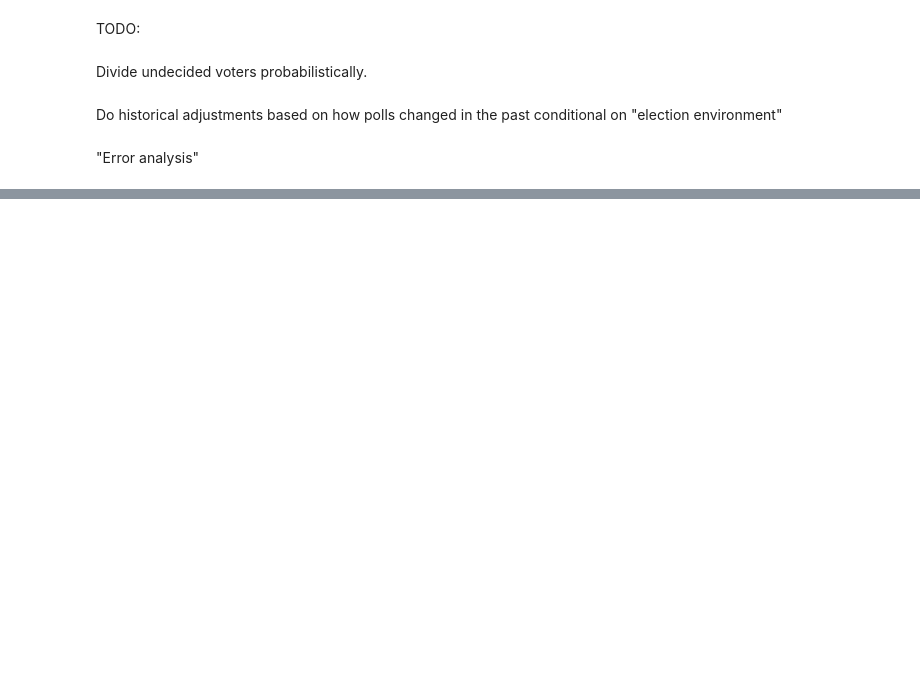
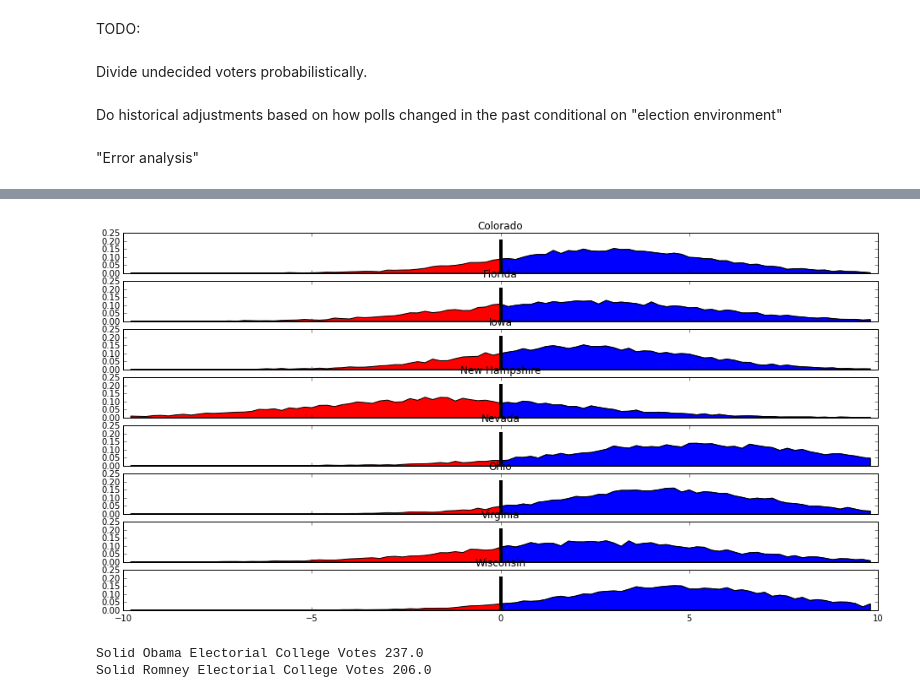
Before and after one commit to bansalr/538model, a Jupyter notebook: silver_model.ipynb, the cells around one changed output, grey strips where cells are left out. Saved outputs shown, nothing was run; the diff lists cells and outputs as text; code cells hidden in the pictures; blank space fills up the shorter version.

```diff
--- a/silver_model.ipynb
+++ b/silver_model.ipynb
@@ -1527,0 +1561,5 @@ Do historical adjustments based on how polls changed in the past conditional on
+# %%
+np.random.seed(1)
+N = 10000
+local_error_sim = DataFrame(np.random.randn(N, len(tossup)), columns=tossup).multiply(local_margin_of_error)
+national_error_sim = Series(np.random.randn(N) * national_margin_of_error)
@@ -1527,0 +1581,4 @@ Do historical adjustments based on how polls changed in the past conditional on
+# %%
+# total error deviations
+total_error_sim = local_error_sim.add(national_error_sim, axis='rows')
+total_error_sim.iloc[:10,]
@@ -1527,0 +1597,4 @@ Do historical adjustments based on how polls changed in the past conditional on
+# %%
+# to that we add the model predictions for each state
+simulated_poll_predictions = total_error_sim.add(results.ix[tossup, 'poll'])
+simulated_poll_predictions.iloc[:10,]
@@ -1527,0 +1625,24 @@ Do historical adjustments based on how polls changed in the past conditional on
+# %%
+bins = np.arange(-10, 10, 0.2)
+histograms = {s: np.histogram(simulated_poll_predictions[s], bins=bins, density=True)[0] for s in tossup}
+# %%
+fig, axes = plt.subplots(len(tossup), 1, sharex=True, figsize=(16,  8))
+
+for state, ax in zip(tossup, axes):
+    ax.fill_between(bins[1:], 0, histograms[state], facecolor='red')
+    ax.fill_between(bins[50:], 0, histograms[state][49:], facecolor='blue')
+    ax.set_title(state)
+    ax.plot([0.0, 0.0], [0, 0.2], color='k', linewidth=4)
+# %% [output]
+[figure, added]
+# %%
+# electorial votes for the non-tossup states
+solid = set(results.index).difference(tossup)
+solid_obama = results["Votes"].mul(results["obama"])[solid].sum()
+solid_romney = results["Votes"].mul(results["romney"])[solid].sum()
+
+print "Solid Obama Electorial College Votes", solid_obama
+print "Solid Romney Electorial College Votes", solid_romney
+# %% [output]
+Solid Obama Electorial College Votes 237.0
+Solid Romney Electorial College Votes 206.0
```
Also changed, not shown: parts of 49 cells of this notebook.
